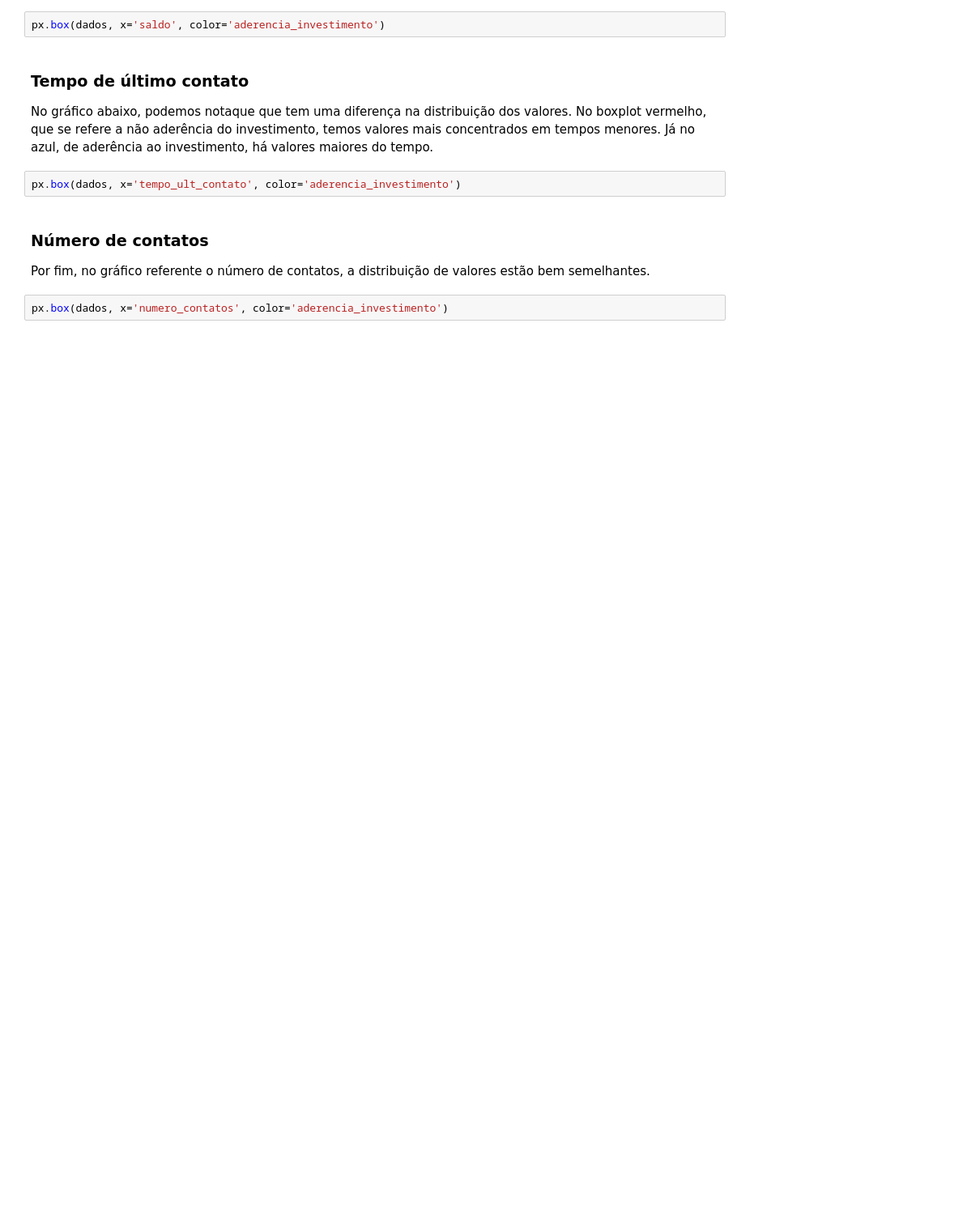
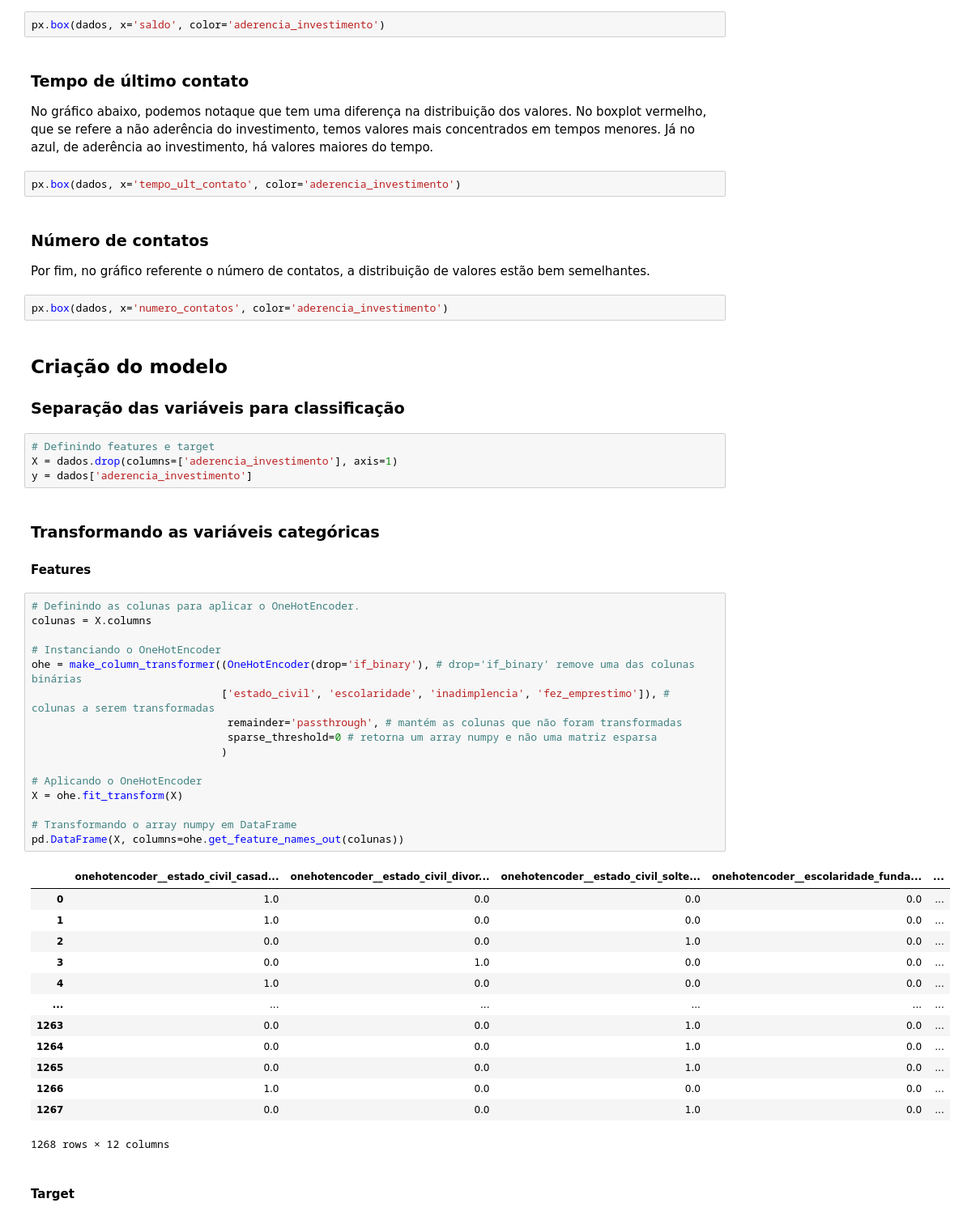
Before and after one commit to CrisNakamura/modelo_predicao_churn, a Jupyter notebook: projeto.ipynb, the cells around one changed output. Shown at 81% size. Saved outputs shown, nothing was run; the diff lists cells and outputs as text; blank space fills up the shorter version.

Commit message:
[feat] Separação e Transformação dos dados

```diff
--- a/projeto.ipynb
+++ b/projeto.ipynb
@@ -98,3 +101,46 @@ px.box(dados, x='tempo_ult_contato', color='aderencia_investimento')
 Por fim, no gráfico referente o número de contatos, a distribuição de valores estão bem semelhantes.
 # %%
 px.box(dados, x='numero_contatos', color='aderencia_investimento')
+# %% [markdown]
+## Criação do modelo
+### Separação das variáveis para classificação
+# %%
+# Definindo features e target
+X = dados.drop(columns=['aderencia_investimento'], axis=1)
+y = dados['aderencia_investimento']
+# %% [markdown]
+### Transformando as variáveis categóricas
+
+#### Features
+# %%
+# Definindo as colunas para aplicar o OneHotEncoder.
+colunas = X.columns
+
+# Instanciando o OneHotEncoder
+ohe = make_column_transformer((OneHotEncoder(drop='if_binary'), # drop='if_binary' remove uma das colunas binárias
+                              ['estado_civil', 'escolaridade', 'inadimplencia', 'fez_emprestimo']), # colunas a serem transformadas
+                               remainder='passthrough', # mantém as colunas que não foram transformadas
+                               sparse_threshold=0 # retorna um array numpy e não uma matriz esparsa
+                              )
+
+# Aplicando o OneHotEncoder
+X = ohe.fit_transform(X)
+
+# Transformando o array numpy em DataFrame
+pd.DataFrame(X, columns=ohe.get_feature_names_out(colunas))
+# %% [output]
+|  | onehotencoder__estado_civil_casad... | onehotencoder__estado_civil_divor... | onehotencoder__estado_civil_solte... | onehotencoder__escolaridade_funda... | ... |
+| 0 | 1.0 | 0.0 | 0.0 | 0.0 | ... |
+| 1 | 1.0 | 0.0 | 0.0 | 0.0 | ... |
+| 2 | 0.0 | 0.0 | 1.0 | 0.0 | ... |
+| 3 | 0.0 | 1.0 | 0.0 | 0.0 | ... |
+| 4 | 1.0 | 0.0 | 0.0 | 0.0 | ... |
+| ... | ... | ... | ... | ... | ... |
+| 1263 | 0.0 | 0.0 | 1.0 | 0.0 | ... |
+| 1264 | 0.0 | 0.0 | 1.0 | 0.0 | ... |
+| 1265 | 0.0 | 0.0 | 1.0 | 0.0 | ... |
+| 1266 | 1.0 | 0.0 | 0.0 | 0.0 | ... |
+| 1267 | 0.0 | 0.0 | 1.0 | 0.0 | ... |
+1268 rows × 12 columns
+# %% [markdown]
+#### Target
```
Also changed, not shown: parts of 2 cells of this notebook.
